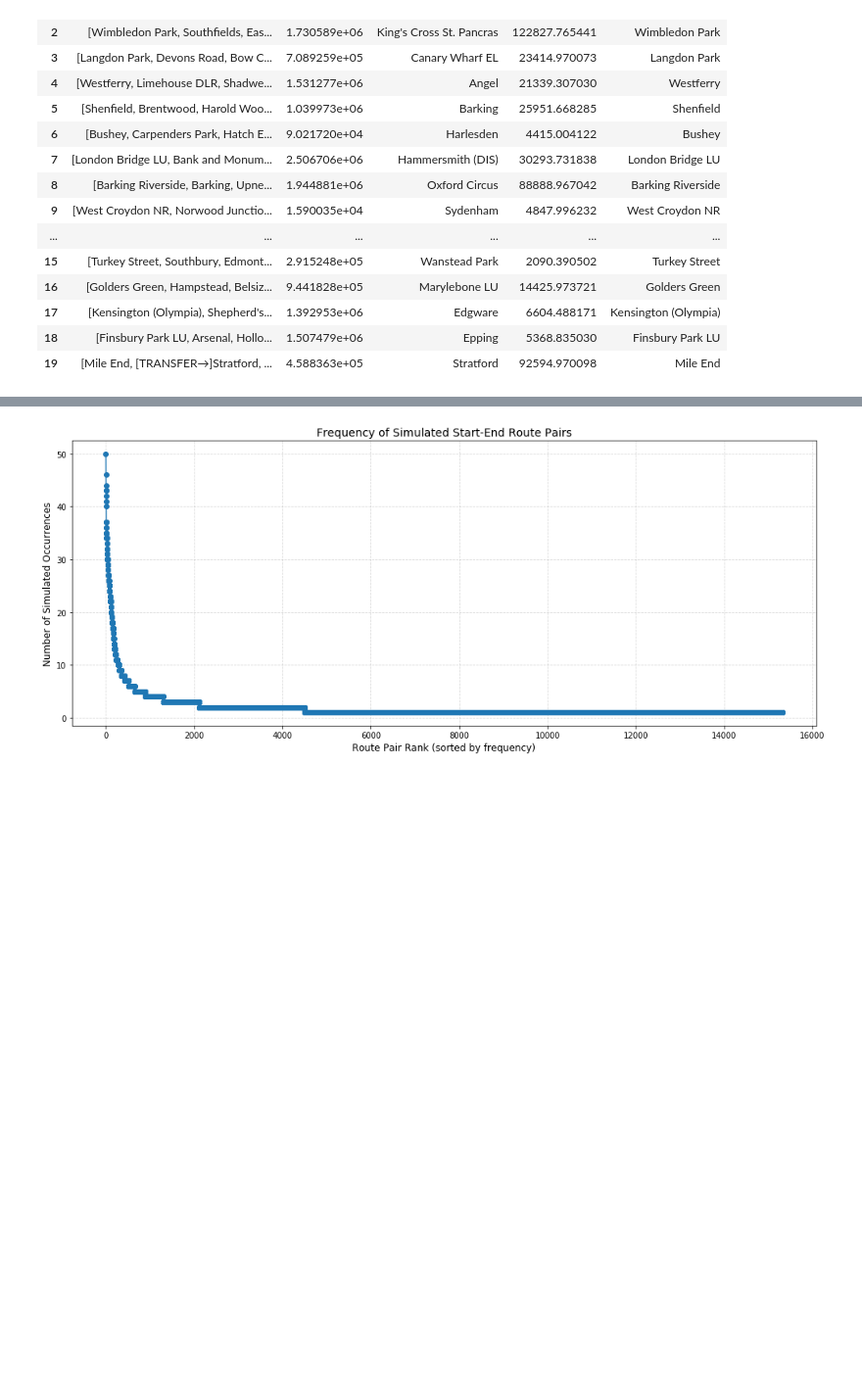
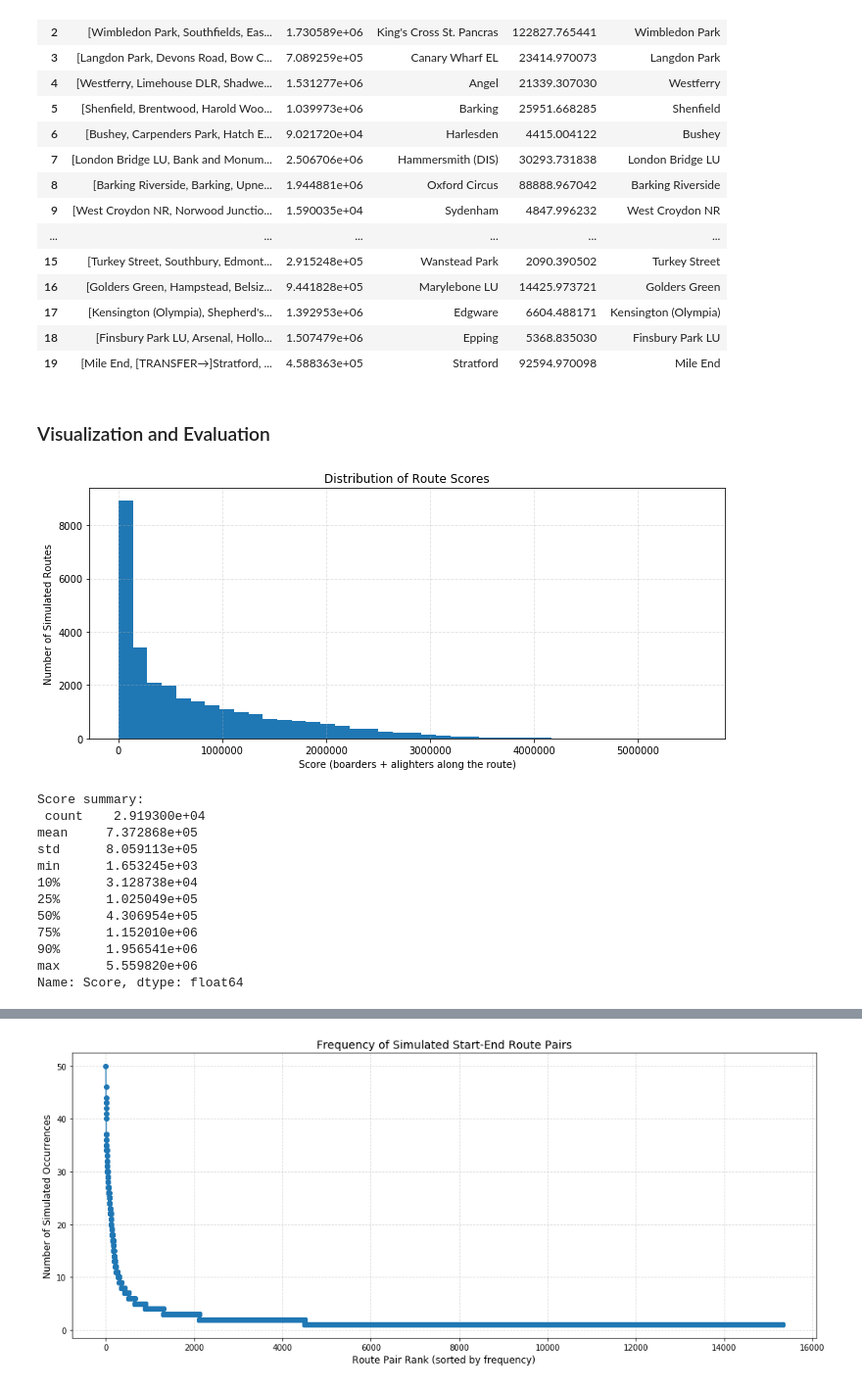
Before and after one commit to Weicher233/Capstone, a Jupyter notebook: Monte_Carlo_P-median_withnotes2.0.ipynb, the cells around one changed output, grey strips where cells are left out. Shown: that part at 98% size. Cells and saved outputs as stored; diff of their text form; code cells hidden in the pictures; blank space fills up the shorter version.

```diff
--- a/Monte_Carlo_P-median_withnotes2.0.ipynb
+++ b/Monte_Carlo_P-median_withnotes2.0.ipynb
@@ -307,3 +318,59 @@ display(df_result.head(20))
 | 17 | [Kensington (Olympia), Shepherd's... | 1.392953e+06 | Edgware | 6604.488171 | Kensington (Olympia) |
 | 18 | [Finsbury Park LU, Arsenal, Hollo... | 1.507479e+06 | Epping | 5368.835030 | Finsbury Park LU |
 | 19 | [Mile End, [TRANSFER→]Stratford, ... | 4.588363e+05 | Stratford | 92594.970098 | Mile End |
+# %% [markdown]
+### Visualization and Evaluation
+# %%
+def build_pair_stats(df_result):
+    if "Route_Pair" not in df_result.columns:
+        df_result["Route_Pair"] = df_result["Start"] + " → " + df_result["End"]
+
+    pair_stats = (
+        df_result.groupby("Route_Pair")
+                 .agg(count=("Route_Pair", "size"),
+                      mean_score=("Score", "mean"),
+                      median_score=("Score", "median"),
+                      start=("Start", "first"),
+                      end=("End", "first"))
+                 .sort_values("count", ascending=False)
+                 .reset_index()
+    )
+
+    pair_stats["rank"] = range(1, len(pair_stats) + 1)
+    return pair_stats
+
+def plot_score_distribution(df_result, bins=40):
+    plt.figure(figsize=(10, 4.5))
+    plt.hist(df_result["Score"], bins=bins)
+    plt.title("Distribution of Route Scores")
+    plt.xlabel("Score (boarders + alighters along the route)")
+    plt.ylabel("Number of Simulated Routes")
+    plt.grid(True, linestyle='--', alpha=0.4)
+    plt.tight_layout()
+    plt.show()
+
+    desc = df_result["Score"].describe(percentiles=[0.1, 0.25, 0.5, 0.75, 0.9])
+    print("Score summary:\n", desc)
+
+def topk_table(pair_stats, k=20):
+    cols = ["rank", "Route_Pair", "count", "mean_score", "median_score", "start", "end"]
+    tbl = pair_stats[cols].head(k)
+    print(tbl.to_string(index=False))
+    return tbl
+# %%
+pair_stats = build_pair_stats(df_result)
+plot_score_distribution(df_result)
+# %% [output]
+[figure, added]
+Score summary:
+ count    2.919300e+04
+mean     7.372868e+05
+std      8.059113e+05
+min      1.653245e+03
+10%      3.128738e+04
+25%      1.025049e+05
+50%      4.306954e+05
+75%      1.152010e+06
+90%      1.956541e+06
+max      5.559820e+06
+Name: Score, dtype: float64
```
Also changed, not shown: parts of 33 cells of this notebook.
